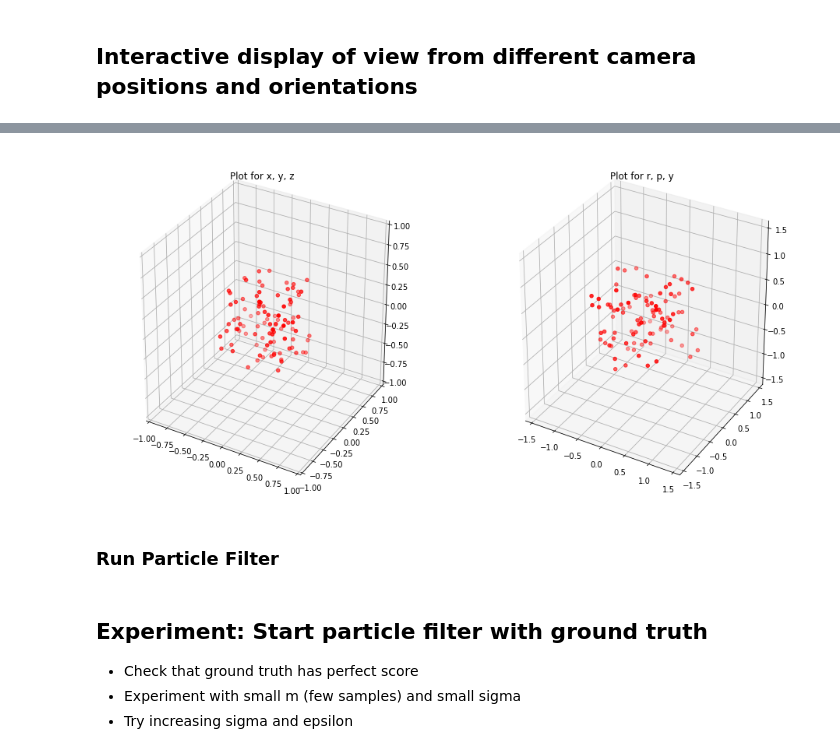
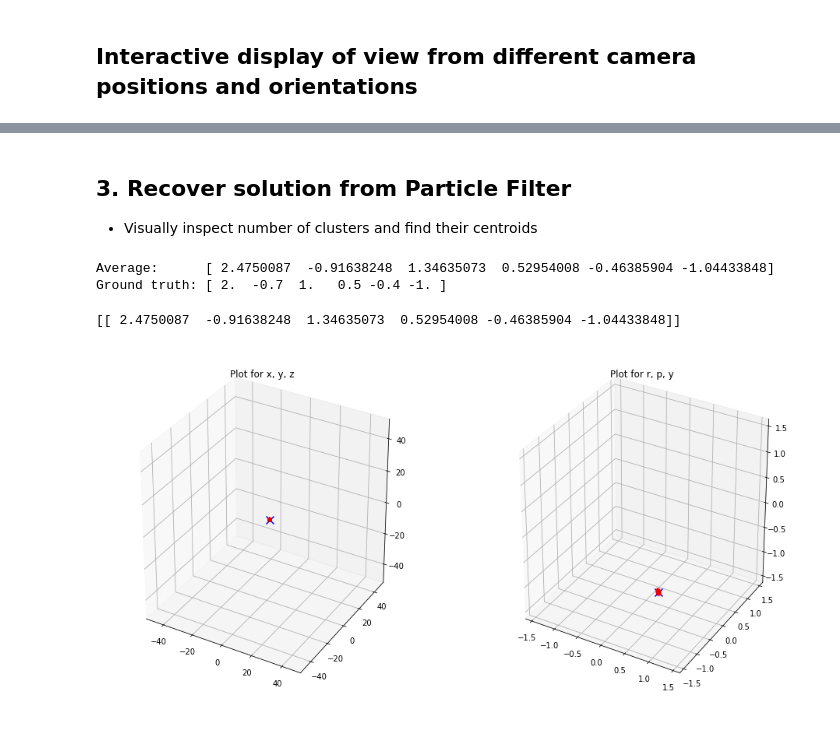
Before and after one commit to seventwoten/pcpf, a Jupyter notebook: ParticleFilter_TR.ipynb, the cells around one changed output, grey strips where cells are left out. Cells and saved outputs as stored; diff of their text form; code cells hidden in the pictures.

Commit message:
ParticleFilter_TR with quantisation and noise

```diff
--- a/ParticleFilter_TR.ipynb
+++ b/ParticleFilter_TR.ipynb
@@ -101,0 +94,14 @@ pts2 = transform_camera(p, x=diff, y=diff, z=1.1+diff, roll=diff, pitch=diff, ya
+# %%
+diff = np.array([2.0, -0.7, 1.0, 0.5, -0.4, -1.0])
+z1   = 0.3
+pts1 = transformCamera(p, display=False, x=0, y=0, z=z1, roll=0, pitch=0, yaw=0)
+pts2 = transformCamera(p, display=False, x=diff[0], y=diff[1], z=z1+diff[2], roll=diff[3], pitch=diff[4], yaw=diff[5])
+
+# Add noise points
+num_noise = 5
+pts1 = np.concatenate((pts1, np.random.rand(num_noise, 2)*2 - 1.0), axis = 0)
+pts2 = np.concatenate((pts2, np.random.rand(num_noise, 2)*2 - 1.0), axis = 0)
+
+# Quantise image points to 3 d.p.
+pts1 = np.around(pts1,3)
+pts2 = np.around(pts2,3)
@@ -170,23 +288,43 @@ Shape of initial S: (7, 100)
+# %% [markdown]
+## 3. Recover solution from Particle Filter
+- Visually inspect number of clusters and find their centroids
+# %%
+# Print average
+ave = np.average(S_new[:-1, :], axis = 1)
+print("Average:      " + str(ave))
+print("Ground truth: " + str(diff))
+# %% [output]
+Average:      [ 2.4750087  -0.91638248  1.34635073  0.52954008 -0.46385904 -1.04433848]
+Ground truth: [ 2.  -0.7  1.   0.5 -0.4 -1. ]
 # %%
-import matplotlib.pyplot as plt
-from mpl_toolkits.mplot3d import Axes3D
+# Retrieve clusters
+from sklearn.cluster import KMeans
+
+num_clusters = 1
+
+kmeans_model = KMeans(n_clusters = num_clusters).fit(S_new[:-1, :].T)
+results = kmeans_model.cluster_centers_
+print(results)
+
+res = results.T
 
 fig = plt.figure(figsize = (16,8))
 ax1 = fig.add_subplot(121, projection='3d')
-ax1.scatter(*S[:3,:], zdir='z', c= 'red')
-ax1.set_xlim3d(-1, 1)
-ax1.set_ylim3d(-1, 1)
-ax1.set_zlim3d(-1, 1)
+ax1.scatter(*S_new[:3,:m//4], zdir='z', c='red', alpha=0.05)
+ax1.scatter(*res[:3,:], zdir='z', c='blue', marker='x', s=100)
+ax1.set_xlim3d(-50, 50)
+ax1.set_ylim3d(-50, 50)
+ax1.set_zlim3d(-50, 50)
 ax1.set_title("Plot for x, y, z")
 
 ax2 = fig.add_subplot(122, projection='3d')
-ax2.scatter(*S[3:,:], c= 'red')
+ax2.scatter(*S_new[3:,:m//4], c='red', alpha=0.05)
+ax2.scatter(*res[3:,:], zdir='z', c='blue', marker='x', s=100)
 ax2.set_xlim3d(-pi/2, pi/2)
 ax2.set_ylim3d(-pi/2, pi/2)
 ax2.set_zlim3d(-pi/2, pi/2)
 ax2.set_title("Plot for r, p, y")
 plt.show()
 # %% [output]
+[[ 2.4750087  -0.91638248  1.34635073  0.52954008 -0.46385904 -1.04433848]]
-[figure, old version]
+[figure, new version]
-# %% [markdown]
-###  Run Particle Filter
@@ -271,5 +330,0 @@ for i in range(iterations):
-# %% [markdown]
-## Experiment: Start particle filter with ground truth
-- Check that ground truth has perfect score
-- Experiment with small m (few samples) and small sigma
-- Try increasing sigma and epsilon
```
Also changed, not shown: parts of 29 cells of this notebook.
